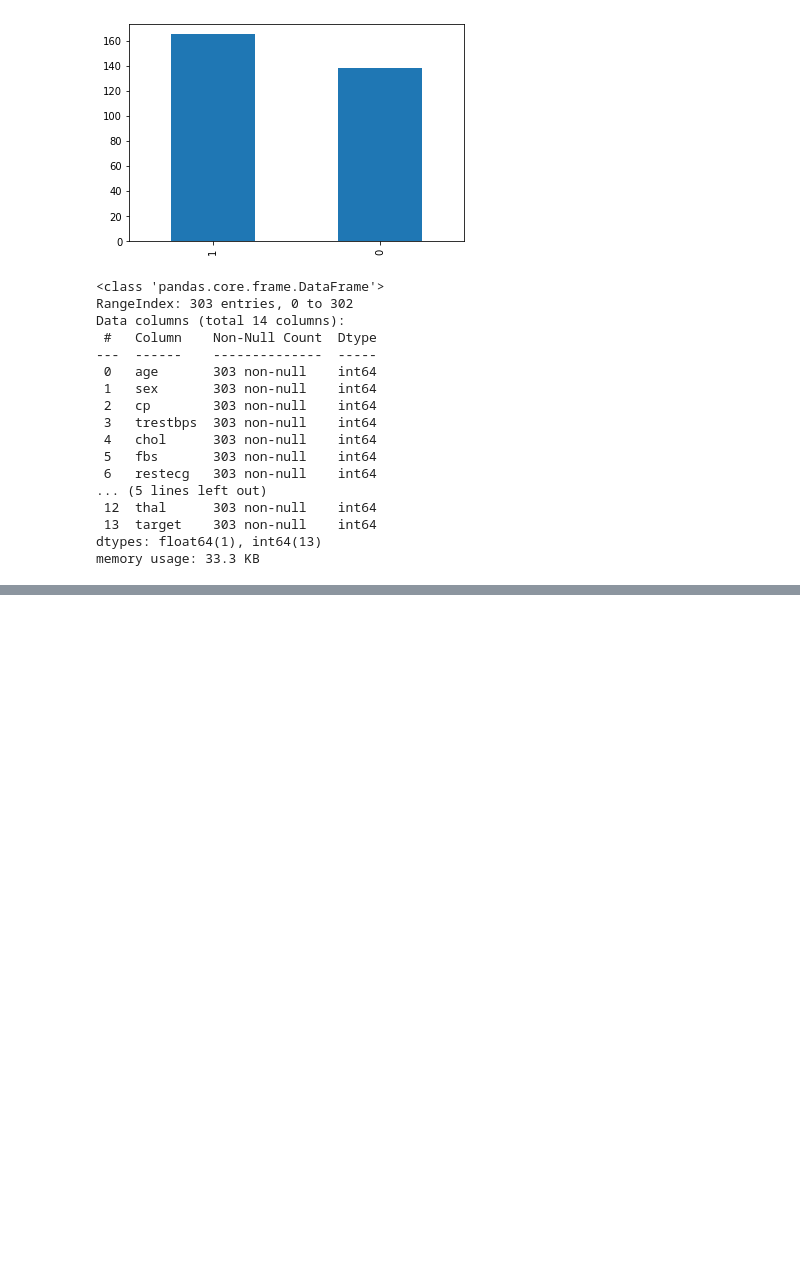
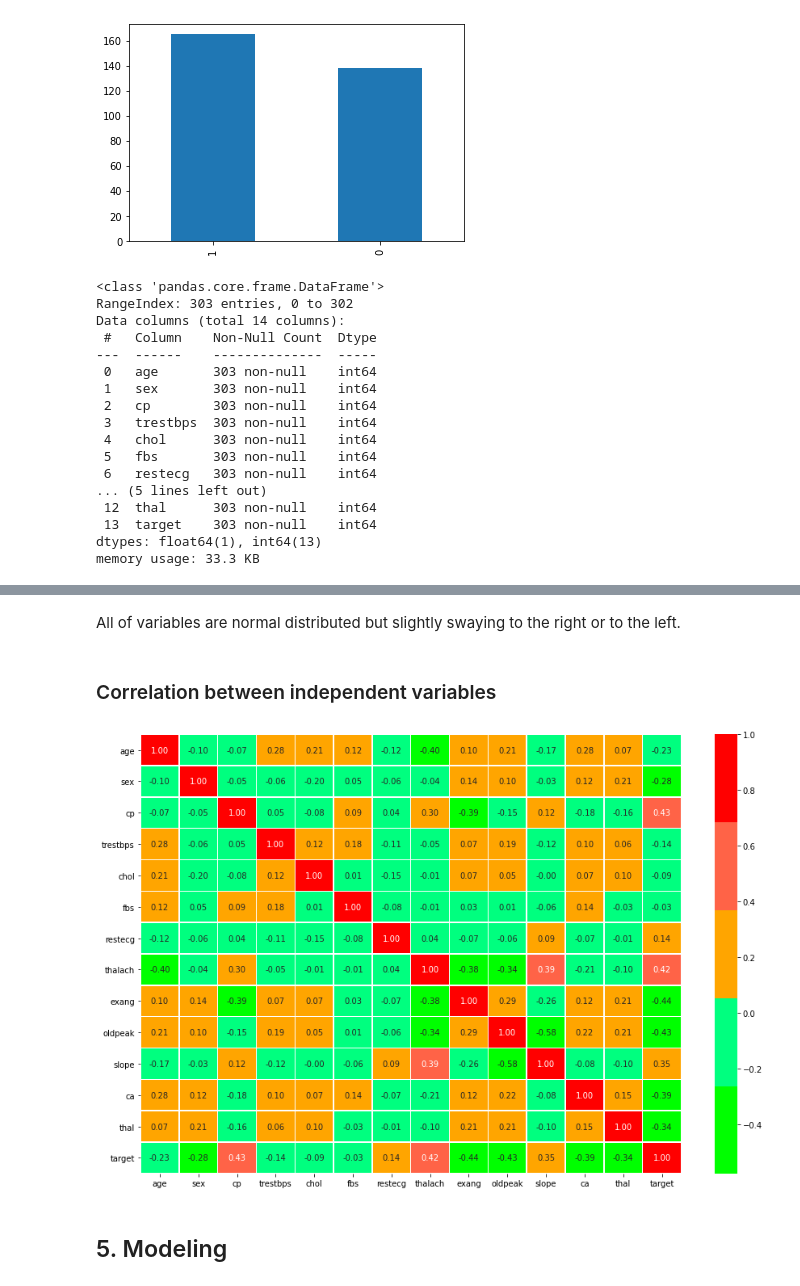
Before and after one commit to postovalov/heart-disease-classification-project, a Jupyter notebook: end-to-end-heart-disease-classification.ipynb, the cells around one changed output, grey strips where cells are left out. Saved outputs shown, nothing was run; the diff lists cells and outputs as text; code cells hidden in the pictures; blank space fills up the shorter version.

```diff
--- a/end-to-end-heart-disease-classification.ipynb
+++ b/end-to-end-heart-disease-classification.ipynb
@@ -169,0 +231,16 @@ df.describe()
+# %% [markdown]
+All of variables are normal distributed but slightly swaying to the right or to the left.
+# %% [markdown]
+### Correlation between independent variables
+# %%
+corr_matrix = df.corr()
+plt.figure(figsize=(15,10))
+sns.heatmap(corr_matrix,
+            annot=True,
+            linewidths=0.5,
+            fmt=".2f",
+            cmap=["lime", "springgreen", "orange", "tomato", "red"]);
+# %% [output]
+[figure, added]
+# %% [markdown]
+## 5. Modeling
```
Also changed, not shown: parts of 8 cells of this notebook.
